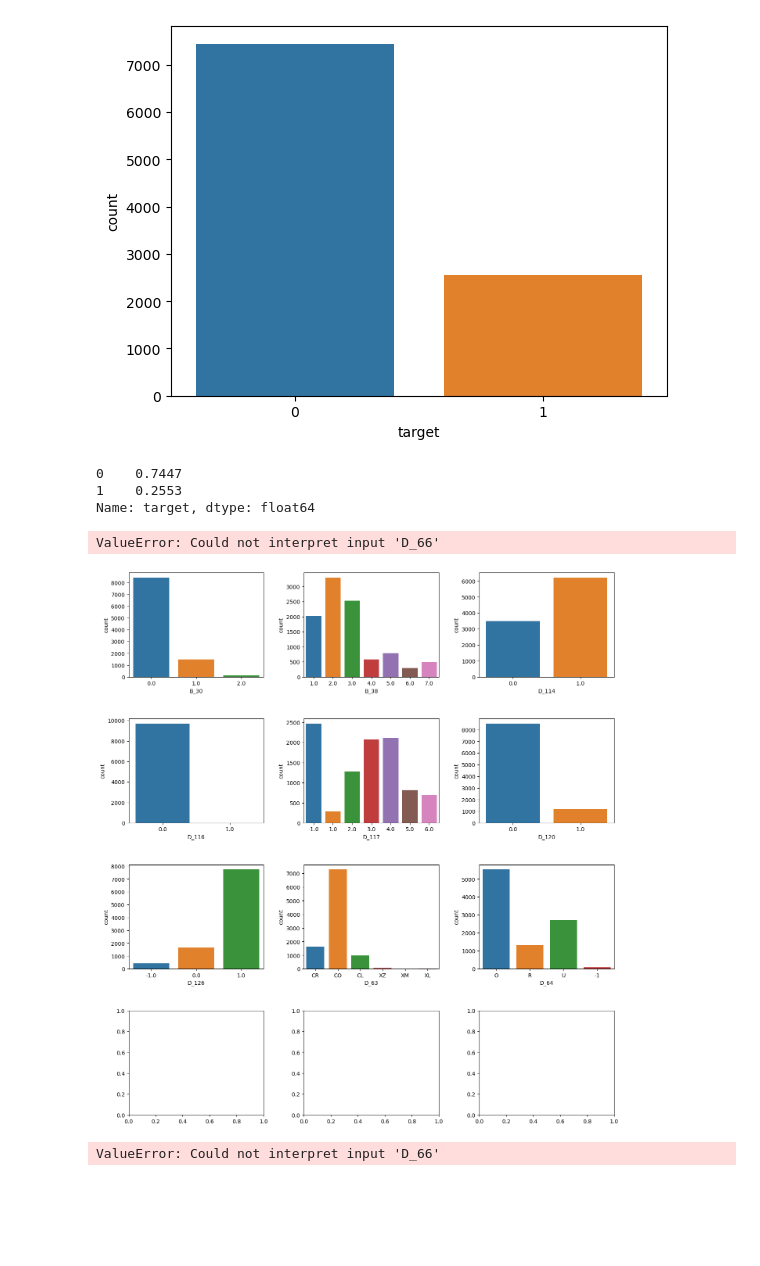
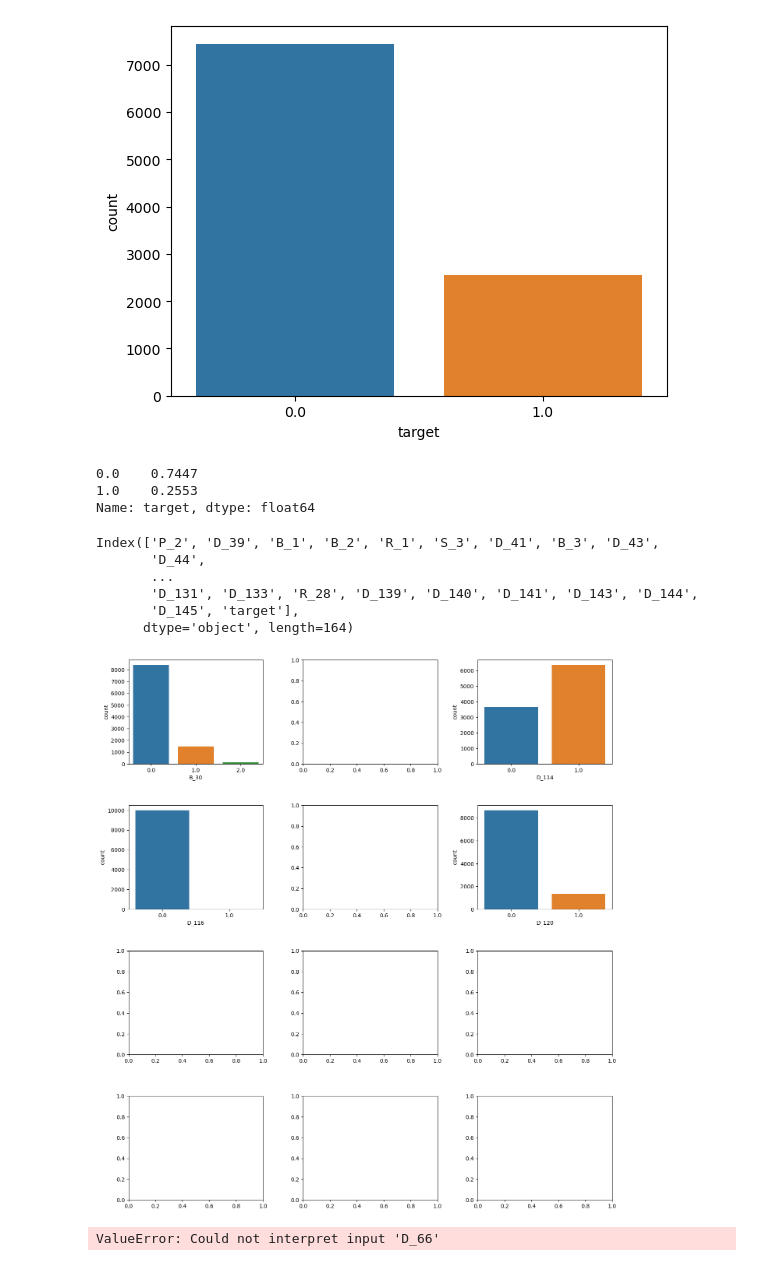
Before and after one commit to LinhNgaNguyen/STAT303-3-Project, a Jupyter notebook: EDA + Baseline Models.ipynb, the cells around one changed output. Saved outputs shown, nothing was run; the diff lists cells and outputs as text; code cells hidden in the pictures; blank space fills up the shorter version.

Commit message:
Initial EDA editing with train_clean and test_clean

```diff
--- a/EDA + Baseline Models.ipynb
+++ b/EDA + Baseline Models.ipynb
@@ -21,4 +21,4 @@ import warnings
 warnings.filterwarnings("ignore")
 # %%
 # reading in train data (10000 observations)
-train = pd.read_csv('train_subset.csv')
+train = pd.read_csv('train_clean.csv')
@@ -59,2 +56,0 @@ train.loc[:,['S_2', 'D_63', 'D_64']]
-# %%
-train = train.drop(['S_2'],axis=1)
@@ -110,37 +99,43 @@ for col in col_missing:
 # %%
-# drop predictors with more than 80% missing values
-train = train.drop(col_missing,axis=1)
+# # drop predictors with more than 80% missing values
+# train = train.drop(col_missing,axis=1)
 # %%
 # visualize distribution of response
 sns.countplot(x = 'target', data = train);
 # %% [output]
-[figure, old version]
+[figure, new version]
 # %%
 # Proportion of 0 and 1s in response
 train.target.value_counts(1)
 # %% [output]
-0    0.7447
-1    0.2553
+0.0    0.7447
+1.0    0.2553
 Name: target, dtype: float64
+# %%
+train.columns
+# %% [output]
+Index(['P_2', 'D_39', 'B_1', 'B_2', 'R_1', 'S_3', 'D_41', 'B_3', 'D_43',
+       'D_44',
+       ...
+       'D_131', 'D_133', 'R_28', 'D_139', 'D_140', 'D_141', 'D_143', 'D_144',
+       'D_145', 'target'],
+      dtype='object', length=164)
 # %%
 # Distribution of categorical variables
 fig, ax = plt.subplots(4, 3, figsize=(16, 18));
 plt.subplots_adjust(hspace = 0.4, wspace = 0.3);
 
 sns.countplot(data=train, x ='B_30', ax=ax[0, 0]);
-sns.countplot(data=train, x ='B_38', ax=ax[0, 1]);
+# sns.countplot(data=train, x ='B_38', ax=ax[0, 1]);
+
 sns.countplot(data=train, x ='D_114', ax=ax[0, 2]);
 sns.countplot(data=train, x ='D_116', ax=ax[1, 0]);
-sns.countplot(data=train, x ='D_117', ax=ax[1, 1]);
+# sns.countplot(data=train, x ='D_117', ax=ax[1, 1]);
 sns.countplot(data=train, x ='D_120', ax=ax[1, 2]);
-sns.countplot(data=train, x ='D_126', ax=ax[2, 0]);
-sns.countplot(data=train, x ='D_63', ax=ax[2, 1]);
-sns.countplot(data=train, x ='D_64', ax=ax[2, 2]);
-sns.countplot(data=train, x ='D_66', ax=ax[3, 0]);
-sns.countplot(data=train, x ='D_68', ax=ax[3, 1]);
+# sns.countplot(data=train, x ='D_126', ax=ax[2, 0]);
+# sns.countplot(data=train, x ='D_68', ax=ax[3, 1]);
 # %% [output]
-ValueError: Could not interpret input 'D_66'
-[figure, old version]
+[figure, new version]
 # %%
 # Relationship between categorical variables and response
 fig, ax = plt.subplots(4, 3, figsize=(16, 18));
```
Also changed, not shown: parts of 12 cells of this notebook.
